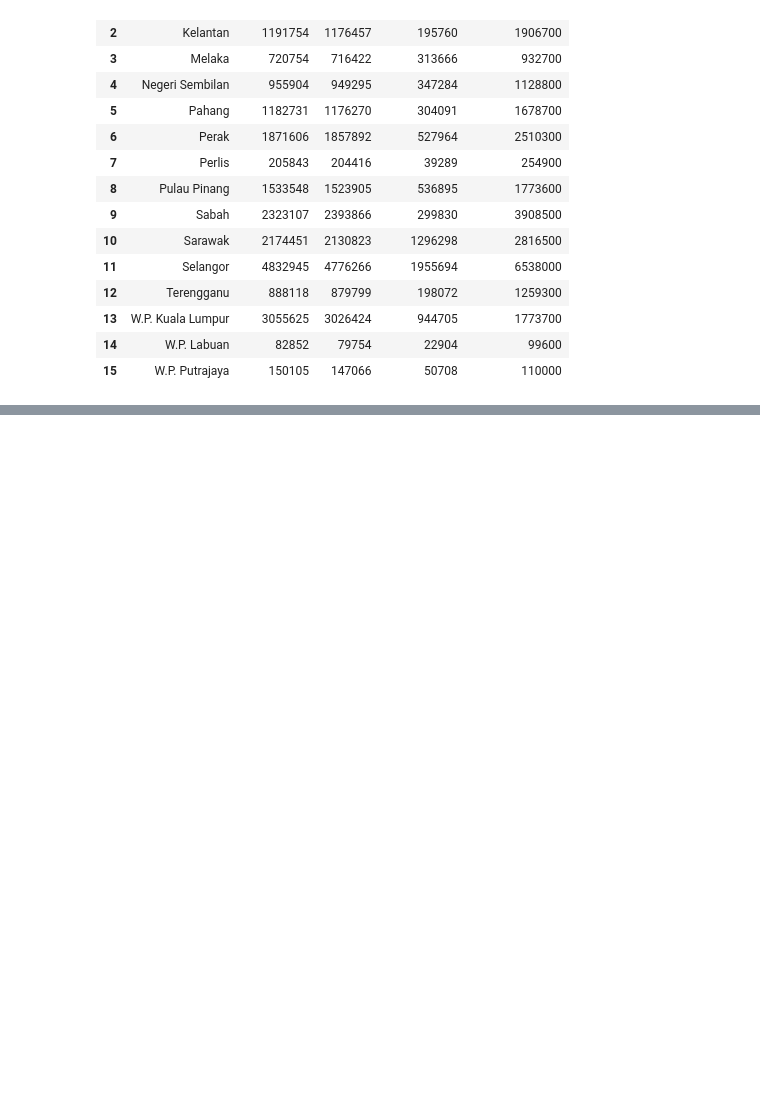
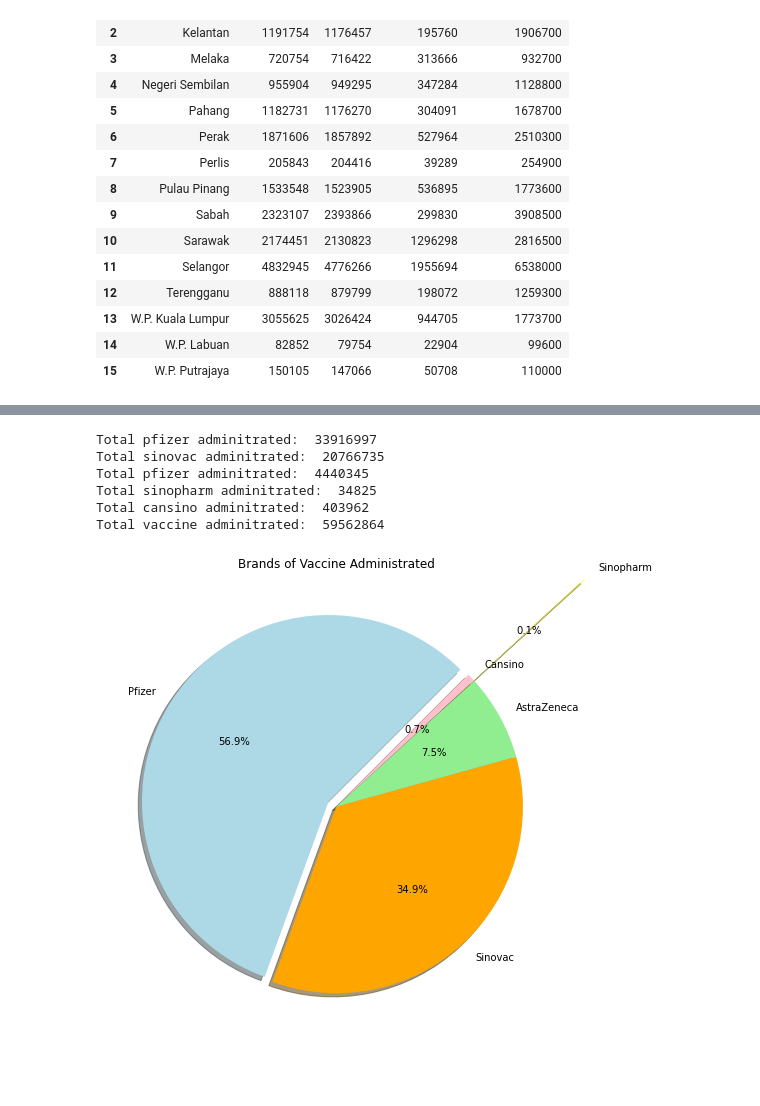
Before and after one commit to Karmen-Tee/covid19-public, a Jupyter notebook: Descriptive Analysis.ipynb, the cells around one changed output, grey strips where cells are left out. Drawn from its saved outputs; the diff is of its cells as text; code cells hidden in the pictures; blank space fills up the shorter version.

Commit message:
Analyze and visualize on brands of vaccines

```diff
--- a/Descriptive Analysis.ipynb
+++ b/Descriptive Analysis.ipynb
@@ -490,0 +514,56 @@ plt.show()
+# %%
+# Dataset from Github showed data only for 5 vaccine brands: pfizer, sinovac, AZ, sinopharm, cansino
+pfizer = total_vax['pfizer1'] + total_vax['pfizer2'] + total_vax['pfizer3']
+total_pfizer = sum(pfizer)
+print('Total pfizer adminitrated: ',total_pfizer)
+
+sinovac = total_vax['sinovac1'] + total_vax['sinovac2'] + total_vax['sinovac3']
+total_sinovac = sum(sinovac)
+print('Total sinovac adminitrated: ',total_sinovac)
+
+az = total_vax['astra1'] + total_vax['astra2'] + total_vax['astra3']
+total_az = sum(az)
+print('Total pfizer adminitrated: ',total_az)
+
+sinopharm = total_vax['sinopharm1'] + total_vax['sinopharm2'] + total_vax['sinopharm3']
+total_sinopharm = sum(sinopharm)
+print('Total sinopharm adminitrated: ',total_sinopharm)
+
+cansino = total_vax['cansino'] + total_vax['cansino']
+total_cansino = sum(cansino)
+print('Total cansino adminitrated: ',total_cansino)
+
+total_vax_ad = total_pfizer + total_sinovac + total_az + total_sinopharm + total_cansino
+print('Total vaccine adminitrated: ',total_vax_ad)
+# %% [output]
+Total pfizer adminitrated:  33916997
+Total sinovac adminitrated:  20766735
+Total pfizer adminitrated:  4440345
+Total sinopharm adminitrated:  34825
+Total cansino adminitrated:  403962
+Total vaccine adminitrated:  59562864
+# %%
+import matplotlib.pyplot as plt
+import numpy as np
+
+vax_names = np.array(['Pfizer', 'Sinovac', 'AstraZeneca', 'Sinopharm', 'Cansino'])
+vax_ad = np.array([total_pfizer,total_sinovac,total_az,total_sinopharm,total_cansino])
+
+perc_tvax = []
+for i in vax_ad:
+    perc = i/total_vax_ad*100
+    perc_tvax.append(perc)
+
+plt.figure(figsize =(10, 7))
+myexplode = [0.05,0,0,0.8,0]
+mycolor = ['lightblue', 'orange', 'lightgreen', 'yellow', 'pink']
+plt.pie(perc_tvax, labels = vax_names, startangle = 45,
+        shadow = True, autopct='%1.1f%%', explode = myexplode, colors = mycolor)
+plt.title('Brands of Vaccine Administrated')
+
+plt.tight_layout()
+plt.show()
+# %% [output]
+[figure, added]
+# %% [markdown]
+###
```
Also changed, not shown: parts of 3 cells of this notebook.
